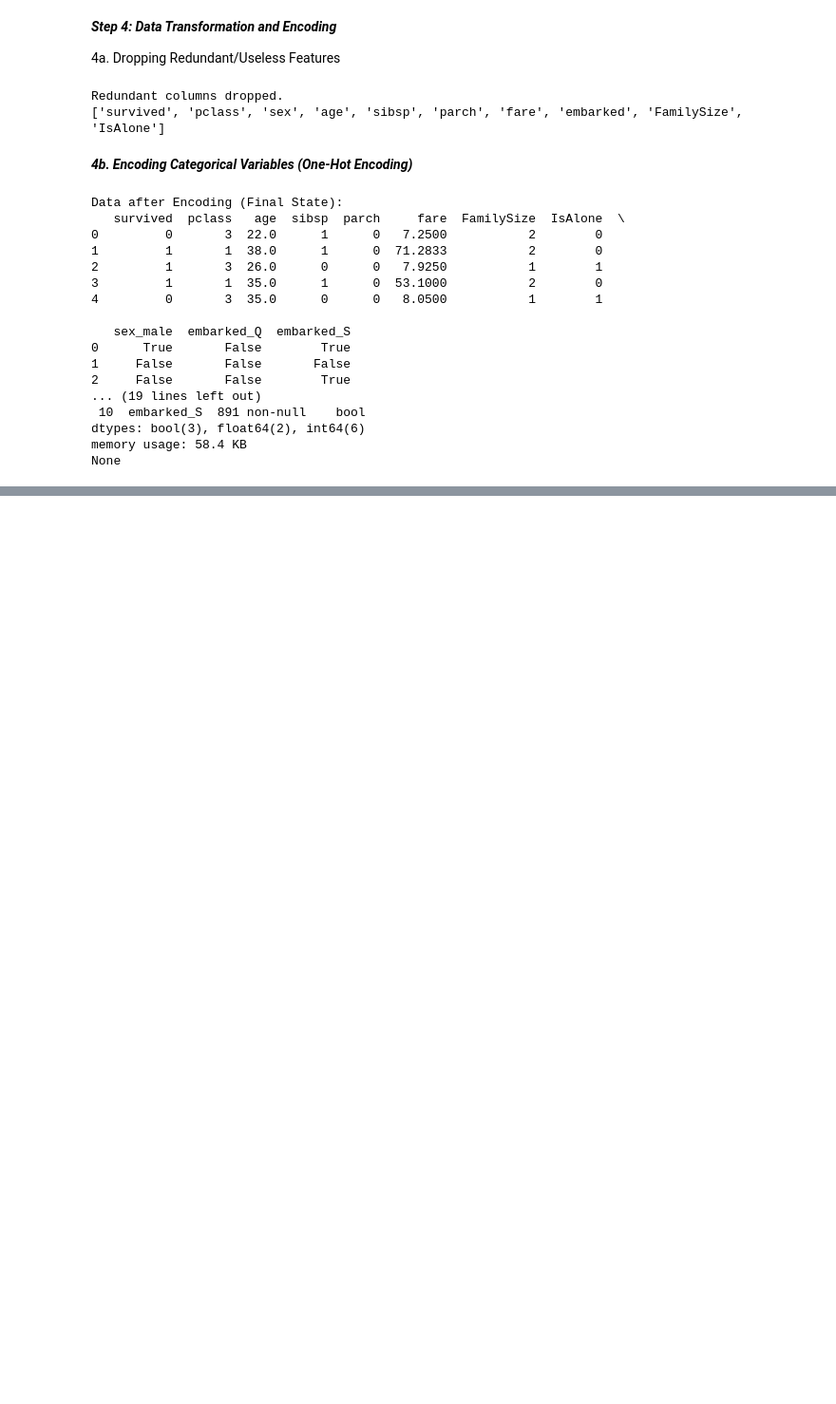
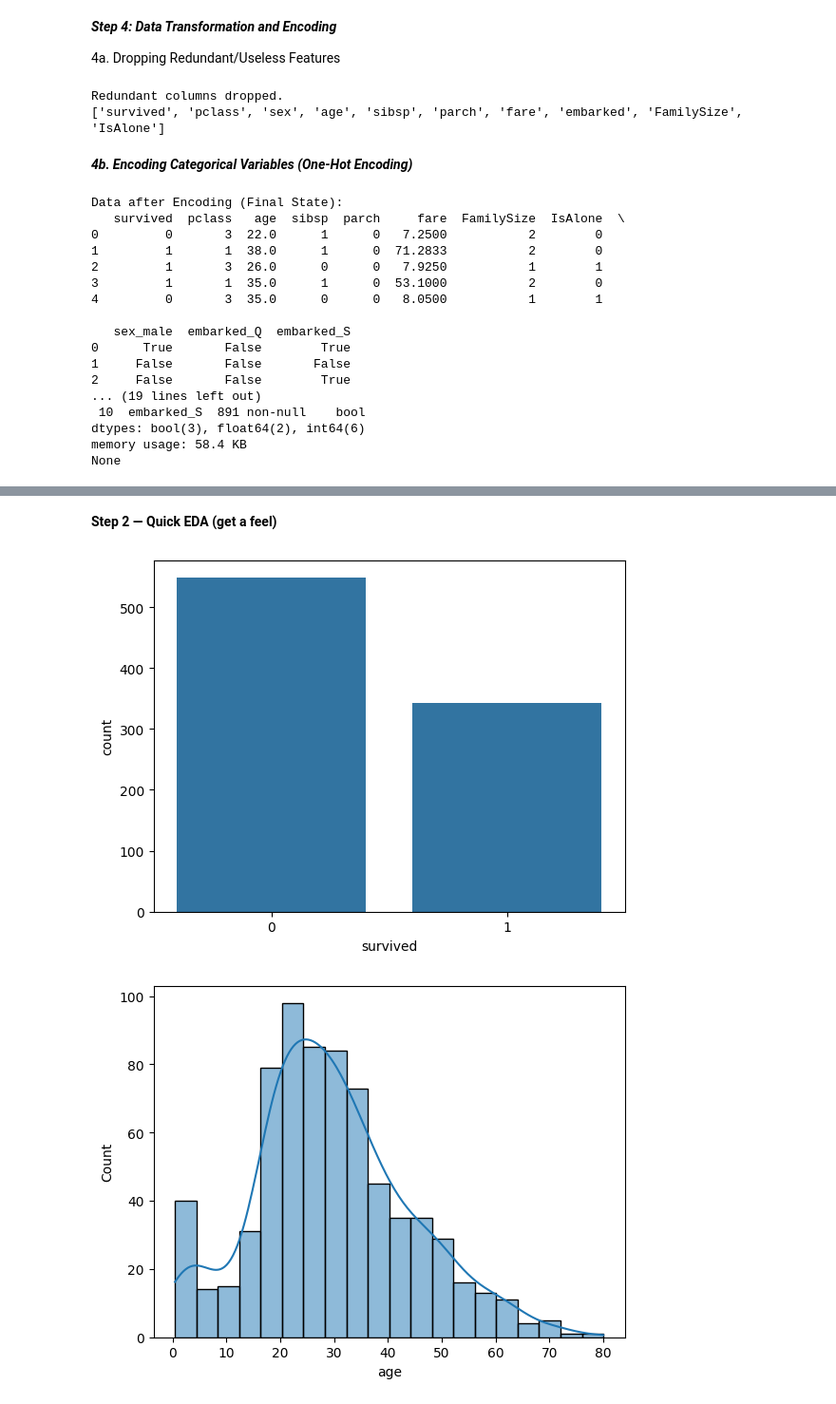
Before and after one commit to williamfazle/Machine-Learning, a Jupyter notebook: titanic_dataset_preprocessing.ipynb, the cells around one changed output, grey strips where cells are left out. Shown at 95% size. Saved outputs shown, nothing was run; the diff lists cells and outputs as text; code cells hidden in the pictures; blank space fills up the shorter version.

Commit message:
Repeted Preprocessing this titanic dataset

```diff
--- a/titanic_dataset_preprocessing.ipynb
+++ b/titanic_dataset_preprocessing.ipynb
@@ -174,0 +194,7 @@ None
+# %%
+# Option A: seaborn built-in
+import seaborn as sns
+df = sns.load_dataset("titanic")
+
+# Option B: local CSV
+# df = pd.read_csv("/path/to/titanic.csv")
@@ -174,0 +241,23 @@ None
+# %% [markdown]
+**Step 2 — Quick EDA (get a feel)**
+# %%
+# basic stats
+df.describe(include='all').T
+
+# class balance
+df['survived'].value_counts(normalize=True)
+
+# some plots
+sns.countplot(data=df, x='survived')
+plt.show()
+
+# numeric distributions
+sns.histplot(df['age'], kde=True)
+plt.show()
+
+# correlation heatmap (numeric)
+sns.heatmap(df.select_dtypes(include=np.number).corr(), annot=True)
+plt.show()
+# %% [output]
+[figure, added]
+[figure, added]
```
Also changed, not shown: parts of 27 cells of this notebook.
